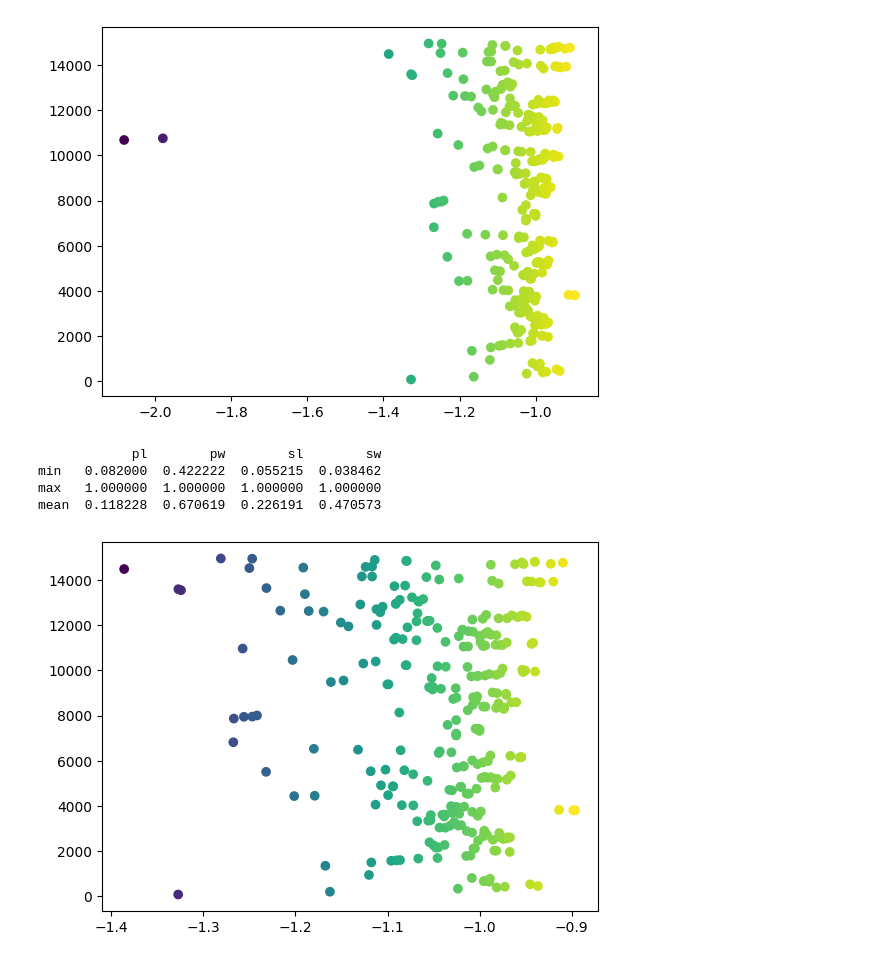
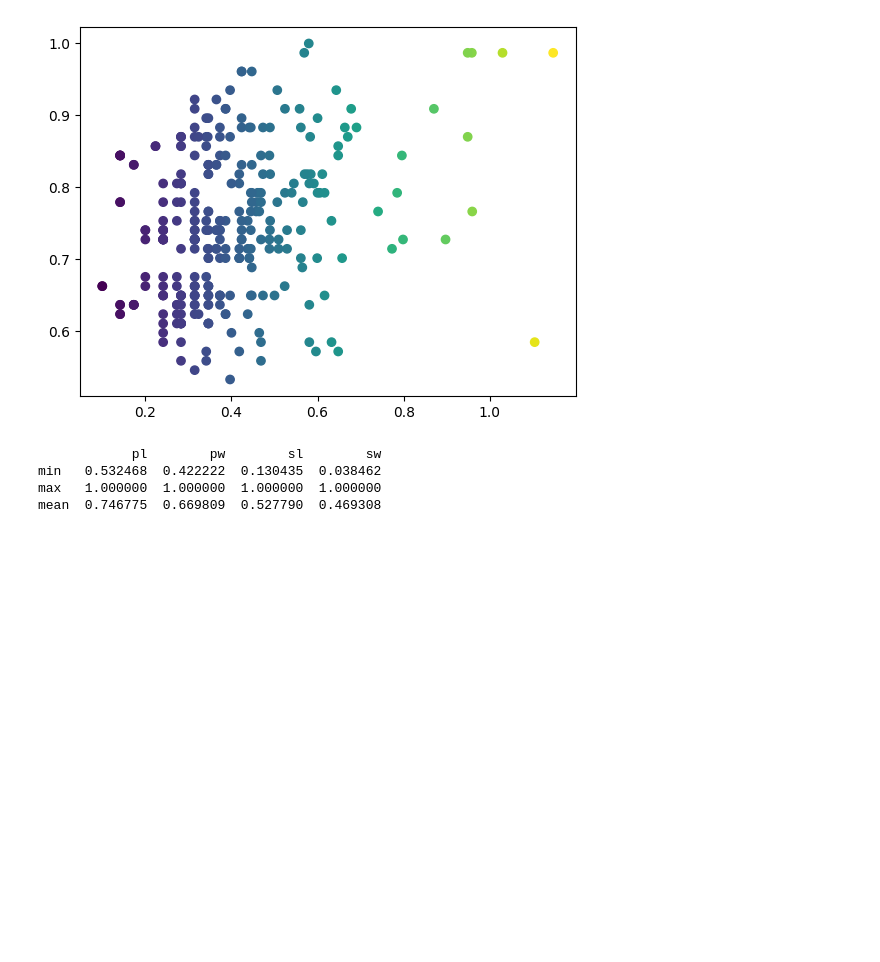
Before and after one commit to otha4350/datamining, a Jupyter notebook: assignment 3/main.ipynb, the cells around one changed output. Saved outputs shown, nothing was run; the diff lists cells and outputs as text; code cells hidden in the pictures; blank space fills up the shorter version.

```diff
--- a/assignment 3/main.ipynb
+++ b/assignment 3/main.ipynb
@@ -27,13 +11,16 @@ memory usage: 11.8 KB
 # %%
+# Task 0
+data = pd.read_csv("iris_clusters.csv", delimiter=";")
+data.info()
 # TASK 1: k-Means clustering
-
+data = data.drop(columns="id")
 kmeans=KMeans(n_clusters=3)
 kmeans.fit(data)
 
 # kmeans.labels_
 # kmeans.cluster_centers_
 
-plt.scatter(data["sw"], data["sl"], c=kmeans.labels_, cmap='viridis')
+plt.scatter(data["pl"], data["sl"], c=kmeans.labels_, cmap='viridis')
 plt.show()
 
 unique, counts =np.unique(kmeans.labels_, return_counts=True)
@@ -45,34 +44,38 @@ print(dict(zip(unique, counts)))
+# %%
+def drop_largest_dist(df: pd.DataFrame, keep=0.95):
+    processed_data = df.copy()
+    neigh = NearestNeighbors(n_neighbors=3).fit(processed_data)
+    df = pd.DataFrame(neigh.kneighbors(processed_data)[0])
+    df = df.sum(axis=1)
+    processed_data["dist"] = df
+    processed_data = processed_data.drop(processed_data.sort_values("dist",ascending=False)[:int(len(processed_data) * (1-keep))].index)
+    return processed_data
+
+
+# preprocessedData1 = data.copy()
+# preprocessedData1 = drop_largest_dist(preprocessedData1, keep=0.95)
+# print(preprocessedData1)
 # %%
 # TASK 2: Preprocessing (outlier -> normalization)
 preprocessedData1 = data.copy()
 
-# Unsure about contamination factor?
-lof = LocalOutlierFactor(n_neighbors=10, contamination=0.5)
-lof.fit_predict(data)
-# print(lof.negative_outlier_factor_)
-
-preprocessedData1["negative_outlier_factor"] = lof.negative_outlier_factor_
-
-plt.scatter(preprocessedData1["negative_outlier_factor"], preprocessedData1.id, c=preprocessedData1["negative_outlier_factor"], cmap='viridis')
-plt.show()
-
-preprocessedData1 = preprocessedData1[preprocessedData1["negative_outlier_factor"] > -1.5]
-
+preprocessedData1 = drop_largest_dist(preprocessedData1, keep=0.99)
 preprocessedData1[['pl', 'pw', 'sl', 'sw']] = normalize(preprocessedData1[['pl', 'pw', 'sl', 'sw']], norm='max', axis=0)
 
 
-plt.scatter(preprocessedData1["negative_outlier_factor"], preprocessedData1.id, c=preprocessedData1["negative_outlier_factor"], cmap='viridis')
+plt.scatter(preprocessedData1["dist"], preprocessedData1["pl"], c=preprocessedData1["dist"], cmap='viridis')
 plt.show()
 
 stats = preprocessedData1[['pl', 'pw', 'sl', 'sw']].agg(["min", "max", "mean"])
 print(stats)
+
+workingData = preprocessedData1.drop(columns="dist")
 # %% [output]
-[figure, old version]
+[figure, new version]
             pl        pw        sl        sw
-min   0.082000  0.422222  0.055215  0.038462
+min   0.532468  0.422222  0.130435  0.038462
 max   1.000000  1.000000  1.000000  1.000000
-mean  0.118228  0.670619  0.226191  0.470573
+mean  0.746775  0.669809  0.527790  0.469308
-[figure, removed]
 # %%
 # TASK 2: Preprocessing (normalization -> outlier)
 
```
Also changed, not shown: parts of 7 cells of this notebook, 1 other file.
